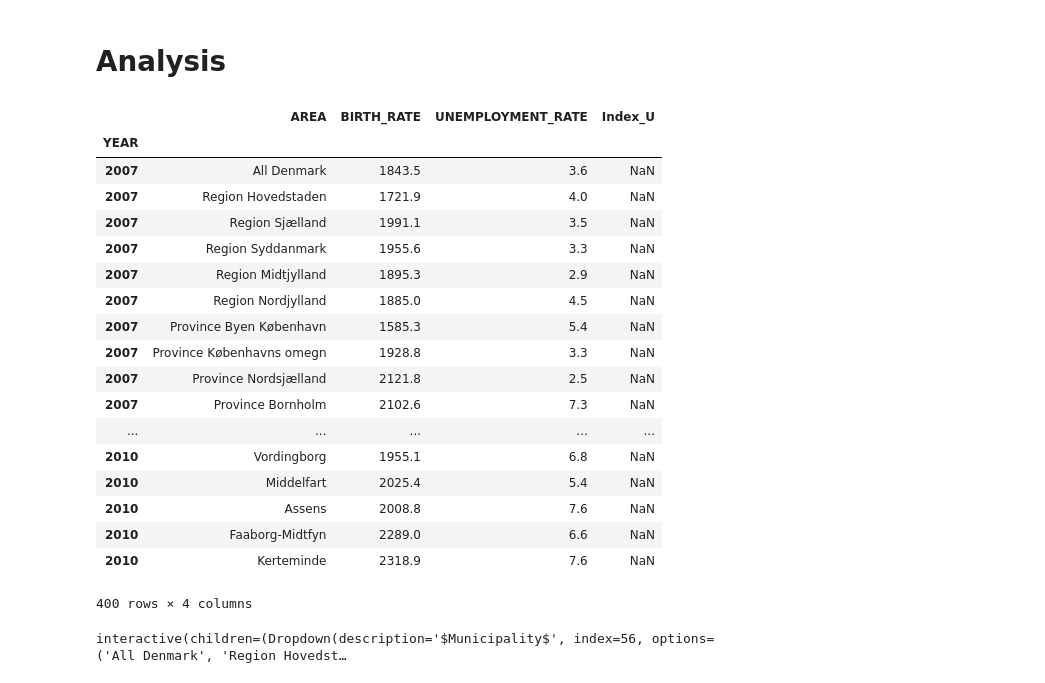
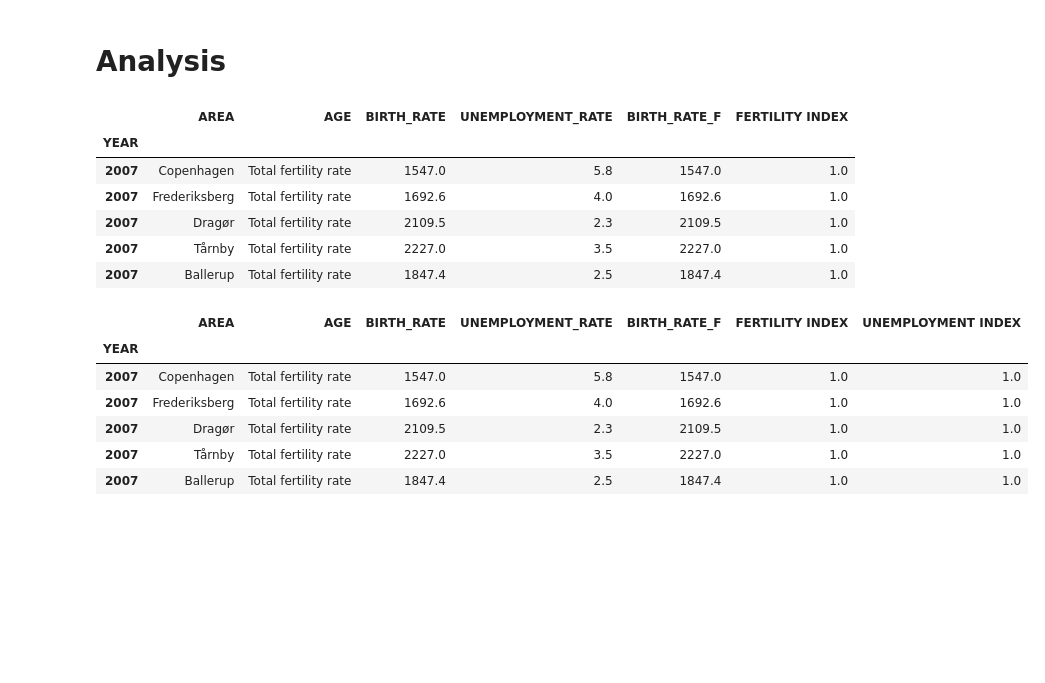
Before and after one commit to MathiasNymand/projects-2019-team-spirit, a Jupyter notebook: dataproject/dataproject22.ipynb, the cells around one changed output. Saved outputs shown, nothing was run; the diff lists cells and outputs as text; code cells hidden in the pictures; blank space fills up the shorter version.

```diff
--- a/dataproject/dataproject22.ipynb
+++ b/dataproject/dataproject22.ipynb
@@ -99,6 +99,8 @@ FOD407_en.head(10)
 | 8 | Province Nordsjælland | 2006 | Total fertility rate | 2143.5 |
 | 9 | Province Bornholm | 2006 | Total fertility rate | 1998.8 |
 # %%
-FOD407_en.drop(["AGE"], axis=1, inplace=True)
-FOD407_en.head()
+#Drops AGE
+
+#FOD407_en.drop(["AGE"], axis=1, inplace=True)
+#FOD407_en.head()
 # %% [output]
@@ -202,8 +199,12 @@ We now drop the year 2006 and 2018 since, we don't have any information about th
 merged_data = merged_data.dropna()
 merged_data = merged_data[merged_data['BIRTH_RATE'] != '..']
 ### HUSK AT DROPPE REGIONER ETC.!
-#merged_data1 = merged_data.set_index("AREA")
-#merged_data = merged_data.drop(["All Denmark"])
 
-merged_data.head(20)
+for val in ['Region', 'Province', 'All Denmark']:
+    I = merged_data.AREA.str.contains(val)
+    merged_data = merged_data.loc[I == False] # keep everything else
+
+#Checking if they have been dropped
+print(merged_data.AREA.unique())
+print(merged_data.AREA.nunique())
 # %% [output]
@@ -221,0 +230,3 @@ merged_data.head(20)
+# %%
+merged_data['BIRTH_RATE_F'] = pd.to_numeric(merged_data['BIRTH_RATE'])
+merged_data['BIRTH_RATE_F']
@@ -223,27 +252,30 @@ merged_data.head(20)
 # Analysis
 # %%
 ## INDSÆT KORT HER
+# %%
+# Laver ny variable for birth_rate index
+merged_data1 = merged_data.copy()
+merged_data1 = merged_data1.set_index("YEAR")
+
+merged_data1['FERTILITY INDEX'] = merged_data1.groupby('AREA')['BIRTH_RATE_F'].transform(lambda x: x/x[2007])
+merged_data1.head()
+# %% [output]
+|  | AREA | AGE | BIRTH_RATE | UNEMPLOYMENT_RATE | BIRTH_RATE_F | FERTILITY INDEX |
+| YEAR |  |  |  |  |  |  |
+| 2007 | Copenhagen | Total fertility rate | 1547.0 | 5.8 | 1547.0 | 1.0 |
+| 2007 | Frederiksberg | Total fertility rate | 1692.6 | 4.0 | 1692.6 | 1.0 |
+| 2007 | Dragør | Total fertility rate | 2109.5 | 2.3 | 2109.5 | 1.0 |
+| 2007 | Tårnby | Total fertility rate | 2227.0 | 3.5 | 2227.0 | 1.0 |
+| 2007 | Ballerup | Total fertility rate | 1847.4 | 2.5 | 1847.4 | 1.0 |
 # %%
 # Laver ny variable for unemployment index
-merged_data1['Index_U'] = merged_data.groupby('AREA')['UNEMPLOYMENT_RATE'].transform(lambda x: x.pct_change())
-merged_data1.head(400)
+merged_data1['UNEMPLOYMENT INDEX'] = merged_data1.groupby('AREA')['UNEMPLOYMENT_RATE'].transform(lambda x: x/x[2007])
+merged_data1.head()
 # %% [output]
-|  | AREA | BIRTH_RATE | UNEMPLOYMENT_RATE | Index_U |
-| YEAR |  |  |  |  |
-| 2007 | All Denmark | 1843.5 | 3.6 | NaN |
-| 2007 | Region Hovedstaden | 1721.9 | 4.0 | NaN |
-| 2007 | Region Sjælland | 1991.1 | 3.5 | NaN |
-| 2007 | Region Syddanmark | 1955.6 | 3.3 | NaN |
-| 2007 | Region Midtjylland | 1895.3 | 2.9 | NaN |
-| 2007 | Region Nordjylland | 1885.0 | 4.5 | NaN |
-| 2007 | Province Byen København | 1585.3 | 5.4 | NaN |
-| 2007 | Province Københavns omegn | 1928.8 | 3.3 | NaN |
-| 2007 | Province Nordsjælland | 2121.8 | 2.5 | NaN |
-| 2007 | Province Bornholm | 2102.6 | 7.3 | NaN |
-| ... | ... | ... | ... | ... |
-| 2010 | Vordingborg | 1955.1 | 6.8 | NaN |
-| 2010 | Middelfart | 2025.4 | 5.4 | NaN |
-| 2010 | Assens | 2008.8 | 7.6 | NaN |
-| 2010 | Faaborg-Midtfyn | 2289.0 | 6.6 | NaN |
-| 2010 | Kerteminde | 2318.9 | 7.6 | NaN |
+|  | AREA | AGE | BIRTH_RATE | UNEMPLOYMENT_RATE | BIRTH_RATE_F | FERTILITY INDEX | UNEMPLOYMENT INDEX |
+| YEAR |  |  |  |  |  |  |  |
+| 2007 | Copenhagen | Total fertility rate | 1547.0 | 5.8 | 1547.0 | 1.0 | 1.0 |
+| 2007 | Frederiksberg | Total fertility rate | 1692.6 | 4.0 | 1692.6 | 1.0 | 1.0 |
+| 2007 | Dragør | Total fertility rate | 2109.5 | 2.3 | 2109.5 | 1.0 | 1.0 |
+| 2007 | Tårnby | Total fertility rate | 2227.0 | 3.5 | 2227.0 | 1.0 | 1.0 |
+| 2007 | Ballerup | Total fertility rate | 1847.4 | 2.5 | 1847.4 | 1.0 | 1.0 |
-400 rows × 4 columns
@@ -273,5 +281,0 @@ test=merged_data.AREA.unique()
-# %%
-widgets.interact(interactive_figure,
-    fokus=widgets.Dropdown(description="$Municipality$", options=test, value='Slagelse'),);
-# %% [output]
-interactive(children=(Dropdown(description='$Municipality$', index=56, options=('All Denmark', 'Region Hovedst…
```
Also changed, not shown: parts of 10 cells of this notebook.
